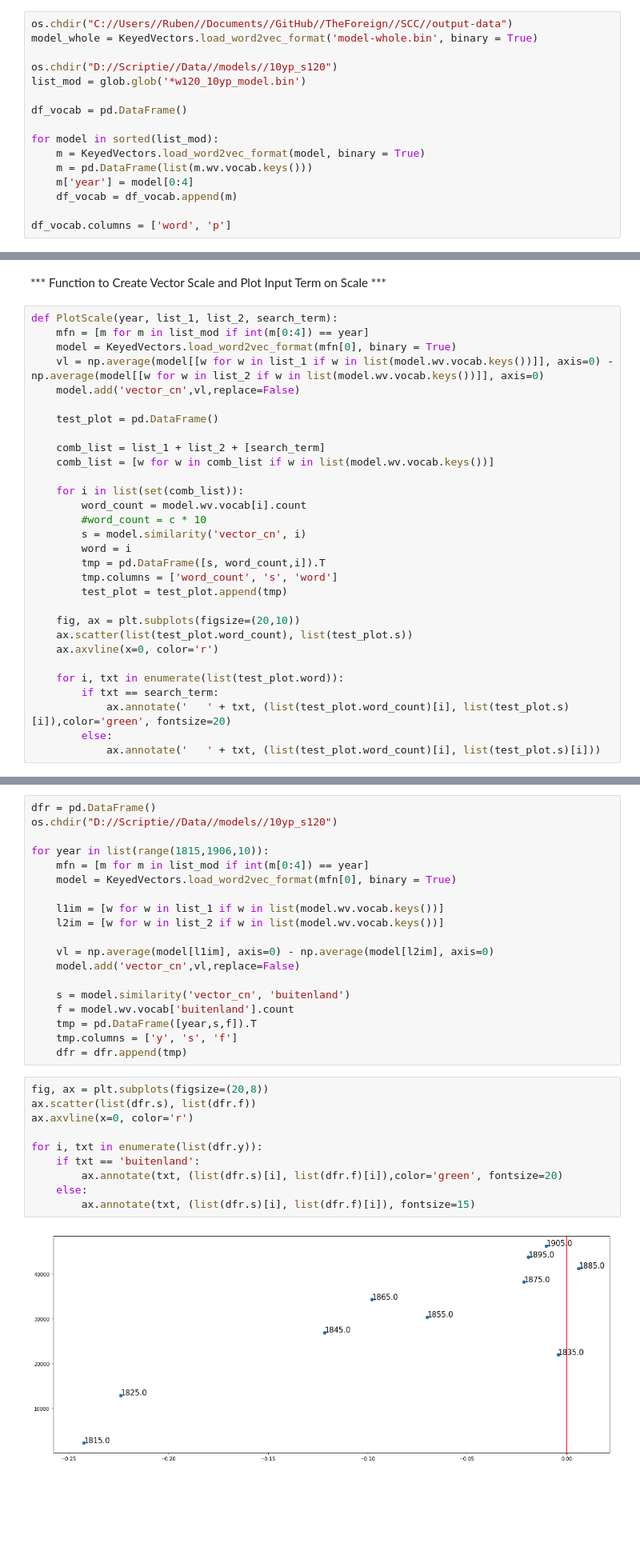
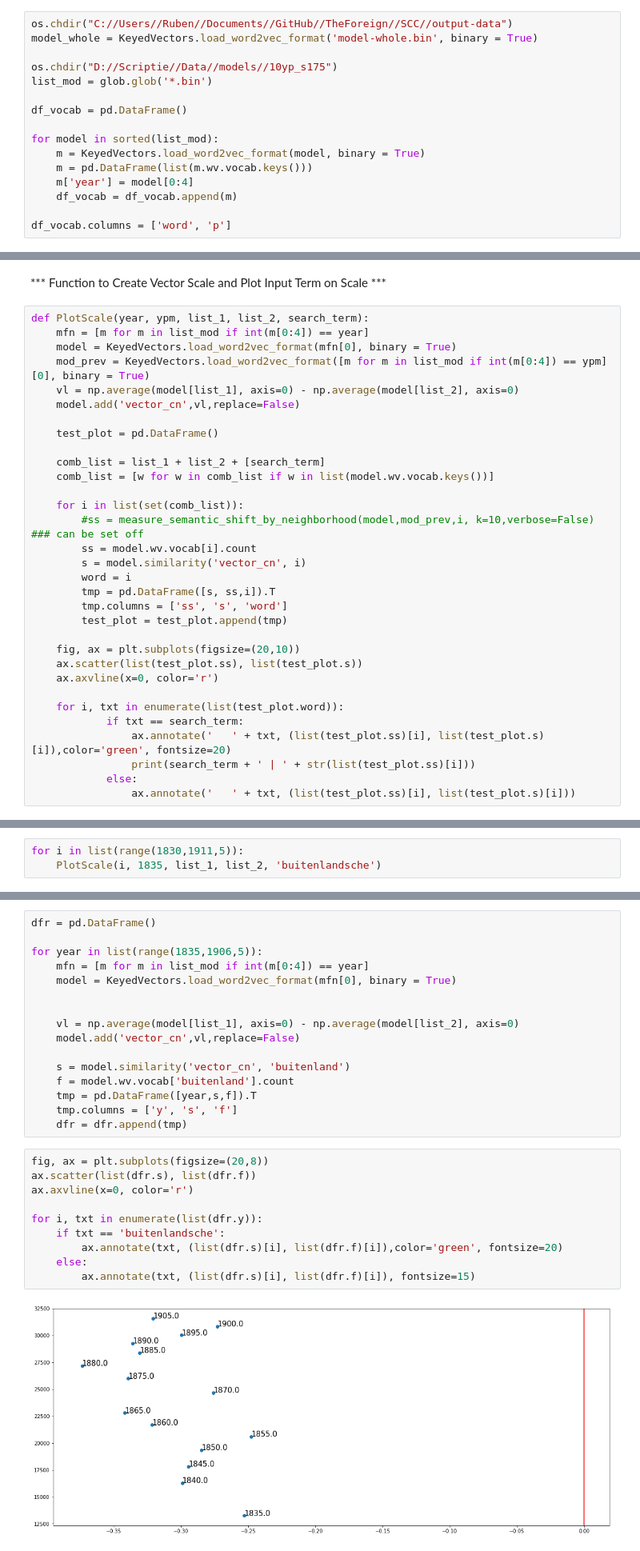
Before and after one commit to rubenros1795/thesis-the-foreign, a Jupyter notebook: Properties/abstraction.ipynb, the cells around one changed output, grey strips where cells are left out. Shown at 80% size. Cells and saved outputs as stored; diff of their text form; blank space fills up the shorter version.

```diff
--- a/Properties/abstraction.ipynb
+++ b/Properties/abstraction.ipynb
@@ -25,8 +76,8 @@ import numpy as np
 os.chdir("C://Users//Ruben//Documents//GitHub//TheForeign//SCC//output-data")
 model_whole = KeyedVectors.load_word2vec_format('model-whole.bin', binary = True)
 
-os.chdir("D://Scriptie//Data//models//10yp_s120")
-list_mod = glob.glob('*w120_10yp_model.bin')
+os.chdir("D://Scriptie//Data//models//10yp_s175")
+list_mod = glob.glob('*.bin')
 
 df_vocab = pd.DataFrame()
 
@@ -99,10 +151,11 @@ first list: 114 | sec. list: 104
 # %% [markdown]
 *** Function to Create Vector Scale and Plot Input Term on Scale ***
 # %%
-def PlotScale(year, list_1, list_2, search_term):
+def PlotScale(year, ypm, list_1, list_2, search_term):
     mfn = [m for m in list_mod if int(m[0:4]) == year]
     model = KeyedVectors.load_word2vec_format(mfn[0], binary = True)
-    vl = np.average(model[[w for w in list_1 if w in list(model.wv.vocab.keys())]], axis=0) - np.average(model[[w for w in list_2 if w in list(model.wv.vocab.keys())]], axis=0)
+    mod_prev = KeyedVectors.load_word2vec_format([m for m in list_mod if int(m[0:4]) == ypm][0], binary = True)
+    vl = np.average(model[list_1], axis=0) - np.average(model[list_2], axis=0)
     model.add('vector_cn',vl,replace=False)
 
     test_plot = pd.DataFrame()
@@ -111,20 +164,21 @@ def PlotScale(year, list_1, list_2, search_term):
     comb_list = [w for w in comb_list if w in list(model.wv.vocab.keys())]
 
     for i in list(set(comb_list)):
-        word_count = model.wv.vocab[i].count
-        #word_count = c * 10
+        #ss = measure_semantic_shift_by_neighborhood(model,mod_prev,i, k=10,verbose=False) ### can be set off
+        ss = model.wv.vocab[i].count
         s = model.similarity('vector_cn', i)
         word = i
-        tmp = pd.DataFrame([s, word_count,i]).T
-        tmp.columns = ['word_count', 's', 'word']
+        tmp = pd.DataFrame([s, ss,i]).T
+        tmp.columns = ['ss', 's', 'word']
         test_plot = test_plot.append(tmp)
 
     fig, ax = plt.subplots(figsize=(20,10))
-    ax.scatter(list(test_plot.word_count), list(test_plot.s))
+    ax.scatter(list(test_plot.ss), list(test_plot.s))
     ax.axvline(x=0, color='r')
 
     for i, txt in enumerate(list(test_plot.word)):
-        if txt == search_term:
-            ax.annotate('   ' + txt, (list(test_plot.word_count)[i], list(test_plot.s)[i]),color='green', fontsize=20)
-        else:
-            ax.annotate('   ' + txt, (list(test_plot.word_count)[i], list(test_plot.s)[i]))
+            if txt == search_term:
+                ax.annotate('   ' + txt, (list(test_plot.ss)[i], list(test_plot.s)[i]),color='green', fontsize=20)
+                print(search_term + ' | ' + str(list(test_plot.ss)[i]))
+            else:
+                ax.annotate('   ' + txt, (list(test_plot.ss)[i], list(test_plot.s)[i]))
@@ -134,0 +185,3 @@ PlotScale(1825, list_1, list_2, 'buitenlandsche')
+# %%
+for i in list(range(1830,1911,5)):
+    PlotScale(i, 1835, list_1, list_2, 'buitenlandsche')
@@ -139,16 +222,13 @@ PlotScale(1825, list_1, list_2, 'buitenlandsche')
 2. Loop over periods and create mean vector
 # %%
 dfr = pd.DataFrame()
-os.chdir("D://Scriptie//Data//models//10yp_s120")
 
-for year in list(range(1815,1906,10)):
+for year in list(range(1835,1906,5)):
     mfn = [m for m in list_mod if int(m[0:4]) == year]
     model = KeyedVectors.load_word2vec_format(mfn[0], binary = True)
 
-    l1im = [w for w in list_1 if w in list(model.wv.vocab.keys())]
-    l2im = [w for w in list_2 if w in list(model.wv.vocab.keys())]
 
-    vl = np.average(model[l1im], axis=0) - np.average(model[l2im], axis=0)
+    vl = np.average(model[list_1], axis=0) - np.average(model[list_2], axis=0)
     model.add('vector_cn',vl,replace=False)
 
     s = model.similarity('vector_cn', 'buitenland')
@@ -159,12 +239,12 @@ for year in list(range(1815,1906,10)):
 # %%
 fig, ax = plt.subplots(figsize=(20,8))
 ax.scatter(list(dfr.s), list(dfr.f))
 ax.axvline(x=0, color='r')
 
 for i, txt in enumerate(list(dfr.y)):
-    if txt == 'buitenland':
+    if txt == 'buitenlandsche':
         ax.annotate(txt, (list(dfr.s)[i], list(dfr.f)[i]),color='green', fontsize=20)
     else:
         ax.annotate(txt, (list(dfr.s)[i], list(dfr.f)[i]), fontsize=15)
 # %% [output]
-[figure, old version]
+[figure, new version]
```
Also changed, not shown: parts of 11 cells of this notebook, 48 other files.
